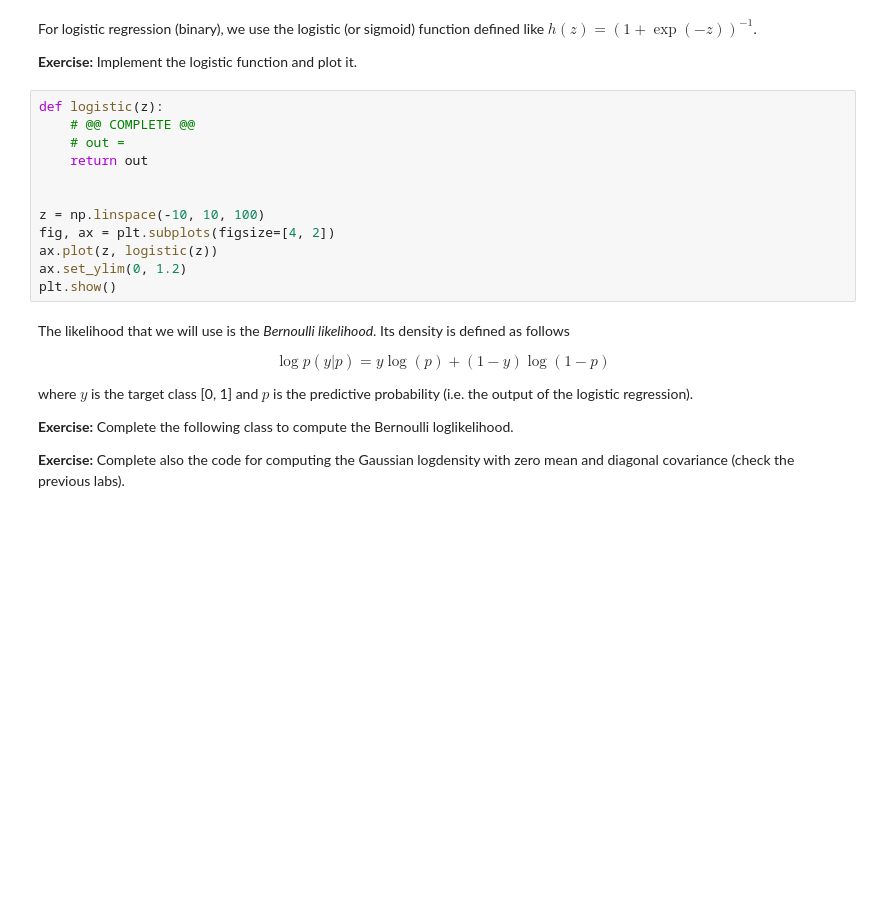
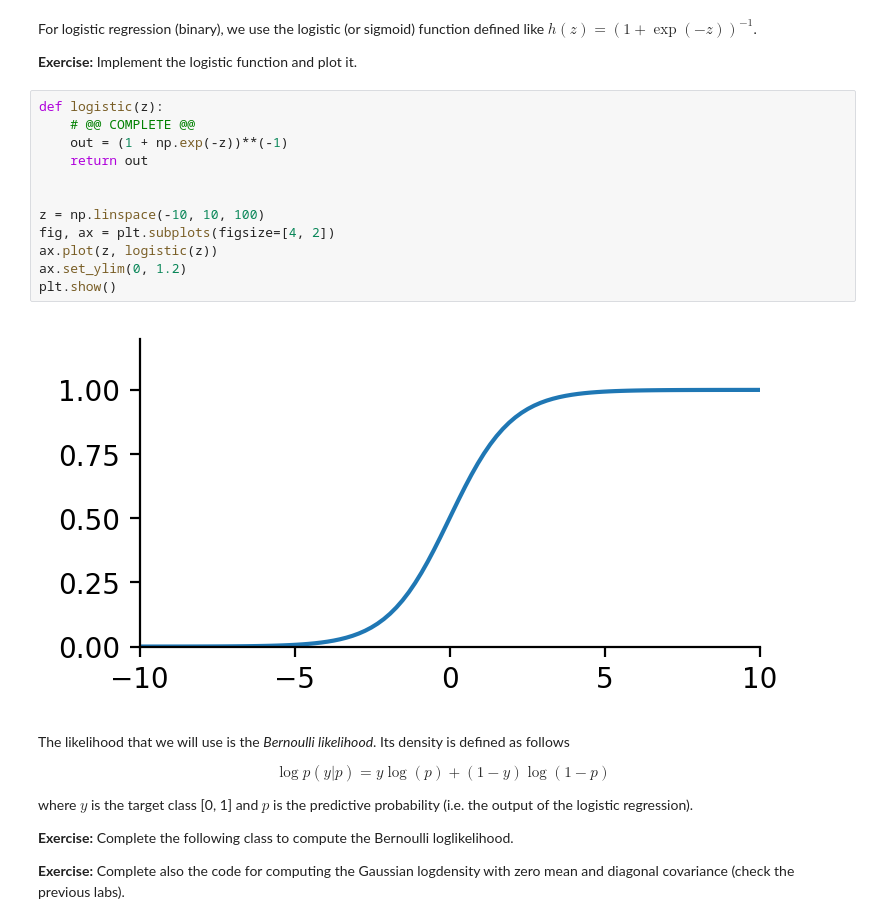
Before and after one commit to KristianHaaland/ASI, a Jupyter notebook: lab_week2/Bayesian_Logistic_Regression_MCMC.ipynb, the cells around one changed output. Cells and saved outputs as stored; diff of their text form; blank space fills up the shorter version.

```diff
--- a/lab_week2/Bayesian_Logistic_Regression_MCMC.ipynb
+++ b/lab_week2/Bayesian_Logistic_Regression_MCMC.ipynb
@@ -84,15 +84,17 @@ Implement the logistic function and plot it.
 # %%
 def logistic(z):
     # @@ COMPLETE @@
-    # out =
+    out = (1 + np.exp(-z))**(-1)
     return out
 
 
 z = np.linspace(-10, 10, 100)
 fig, ax = plt.subplots(figsize=[4, 2])
 ax.plot(z, logistic(z))
 ax.set_ylim(0, 1.2)
 plt.show()
+# %% [output]
+[figure, added]
 # %% [markdown]
 The likelihood that we will use is the *Bernoulli likelihood*. Its density is defined as follows
 
```
Also changed, not shown: parts of 7 cells of this notebook.
